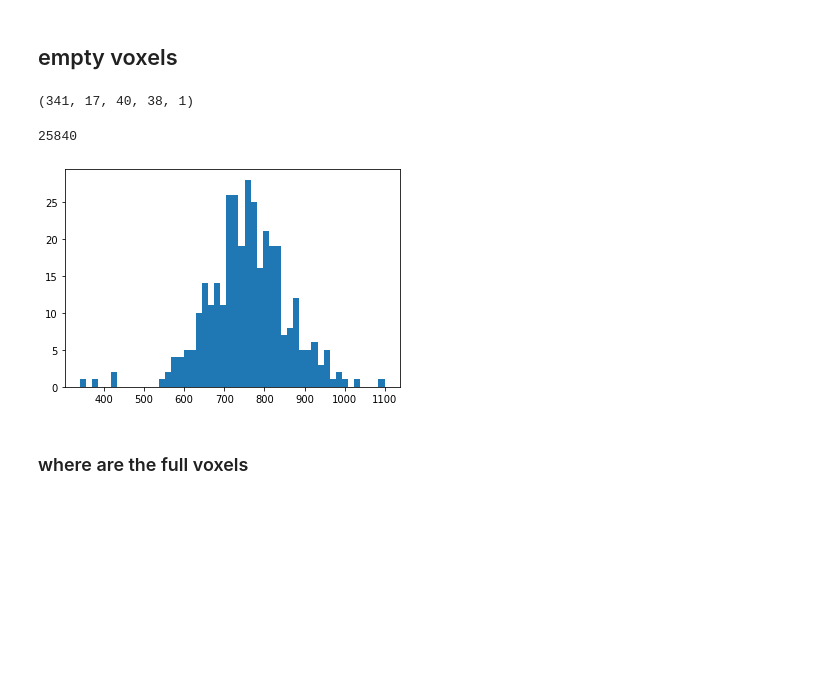
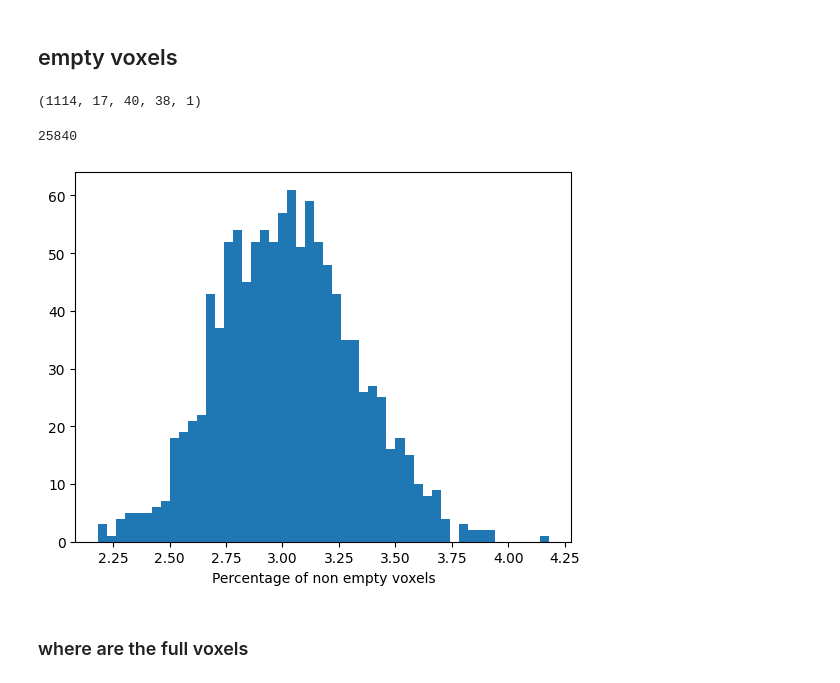
Before and after one commit to neurospin-projects/2023_agaudin_jchavas_folding_supervised, a Jupyter notebook: contrastive/notebooks/pca_analysis.ipynb, the cells around one changed output. Drawn from its saved outputs; the diff is of its cells as text; code cells hidden in the pictures; blank space fills up the shorter version.

```diff
--- a/contrastive/notebooks/pca_analysis.ipynb
+++ b/contrastive/notebooks/pca_analysis.ipynb
@@ -22,24 +24,25 @@ pca4 = pd.read_csv("/neurospin/dico/agaudin/Runs/03_monkeys/Output/analysis_fold
 ## empty voxels
 # %%
 # get ACCpatterns dataset
-numpy_all = "/neurospin/dico/data/deep_folding/current/datasets/ACCpatterns/crops/2mm/CINGULATE/mask/Rskeleton.npy"
+numpy_all = "/neurospin/dico/data/deep_folding/current/datasets/hcp/crops/2mm/CINGULATE/mask/Rskeleton.npy"
 
 X = np.load(numpy_all)
 X.shape
 # %% [output]
-(341, 17, 40, 38, 1)
+(1114, 17, 40, 38, 1)
 # %%
 non_zeros = []
 
 for x in X:
-    non_zeros.append(np.count_nonzero(x))
+    non_zeros.append(100*np.count_nonzero(x)/np.size(x))
 
 print(np.size(X[0]))
 plt.hist(non_zeros, bins=50)
+plt.xlabel("Percentage of non empty voxels")
 plt.show()
 # %% [output]
 25840
-[figure, old version]
+[figure, new version]
 # %% [markdown]
 ### where are the full voxels
 # %%
```
Also changed, not shown: parts of 1 cell of this notebook, 7 other files.
